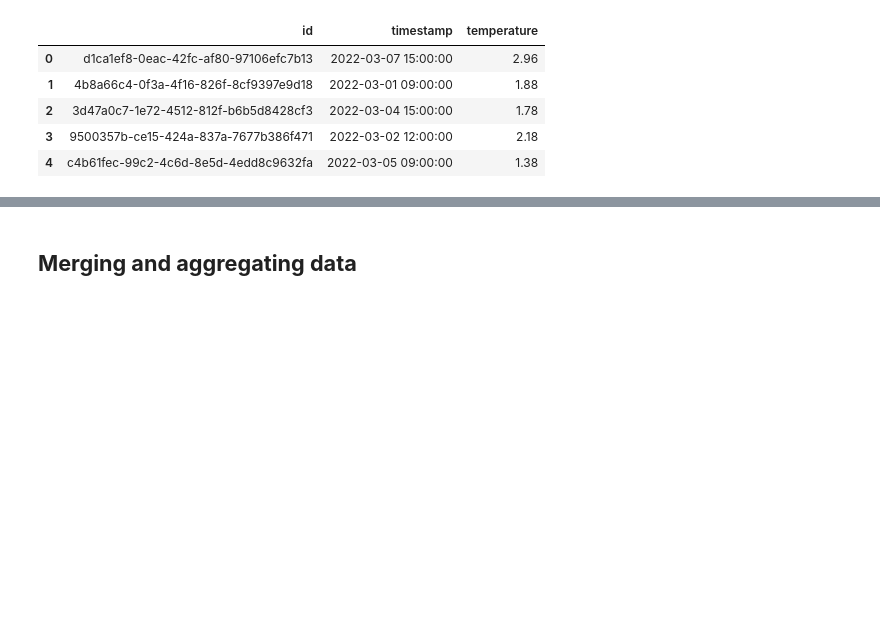
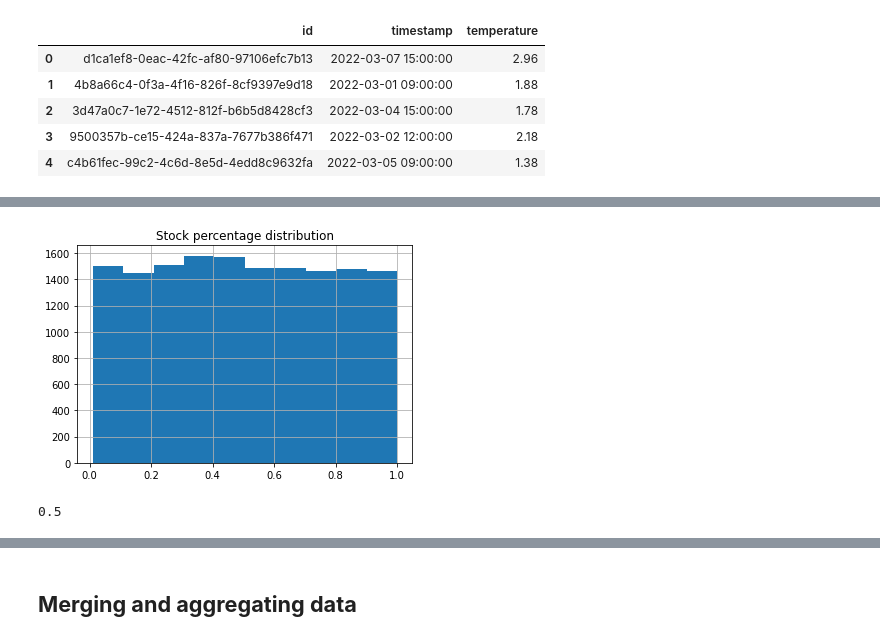
Before and after one commit to Severina7/cognizant_ai, a Jupyter notebook: modeling_2.ipynb, the cells around one changed output, grey strips where cells are left out. Cells and saved outputs as stored; diff of their text form; code cells hidden in the pictures; blank space fills up the shorter version.

```diff
--- a/modeling_2.ipynb
+++ b/modeling_2.ipynb
@@ -146,2 +129,0 @@ memory usage: 550.6+ KB
-# %%
-stock_df['timestamp'] = pd.to_datetime(stock_df['timestamp'], format='%Y-%m-%d %H:%M:%S')
@@ -176,0 +140,3 @@ memory usage: 560.0+ KB
+# %%
+stock_df = convert_to_datetime(stock_df, 'timestamp')
+stock_df.head()
@@ -221,0 +222,11 @@ temp_df.head()
+# %%
+plt.title("Stock percentage distribution")
+stock_df.estimated_stock_pct.hist()
+plt.show()
+# %% [output]
+[figure, added]
+# %%
+# Stock levels average
+stock_df.estimated_stock_pct.mean()
+# %% [output]
+0.5
```
Also changed, not shown: parts of 29 cells of this notebook.
